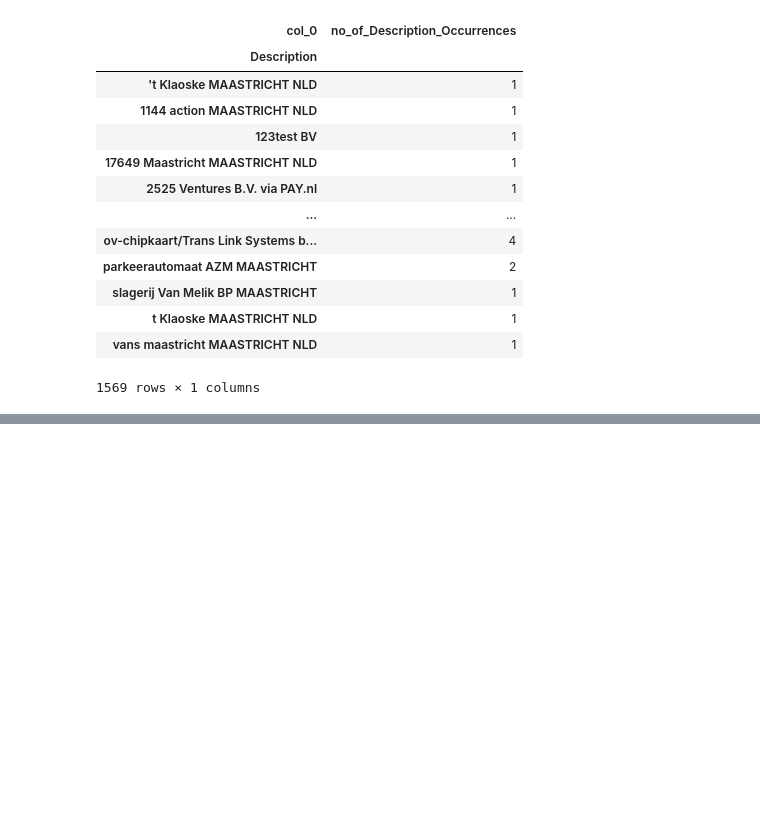
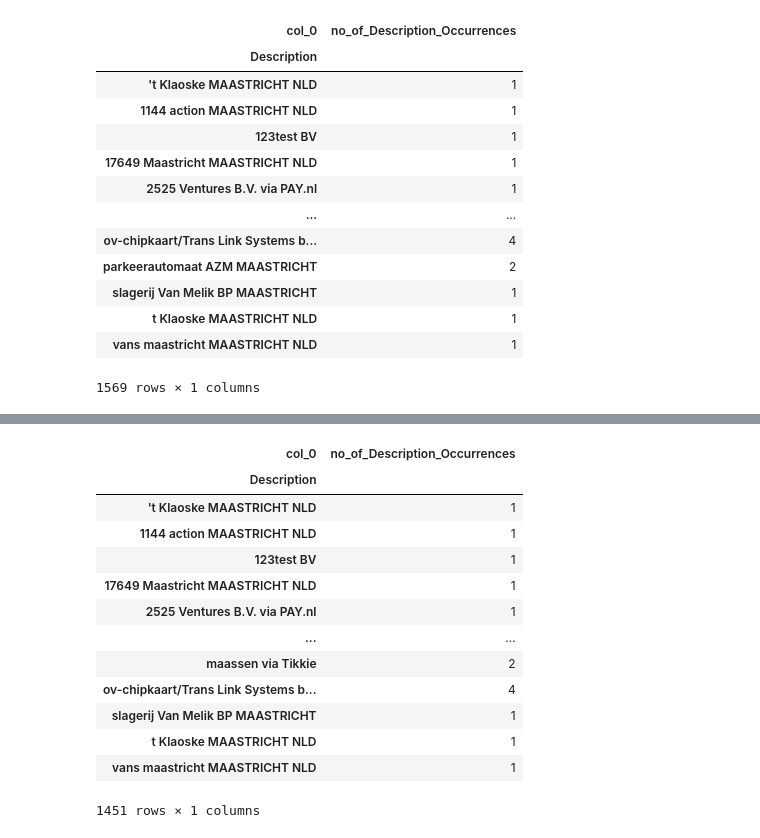
Before and after one commit to Paoloal/datasciencejourney, a Jupyter notebook: pythonlearnings/part1_jupyternotebook_and_basic_syntax/personalfinanceproject/PersonalFinanceProject.ipynb, the cells around one changed output, grey strips where cells are left out. Saved outputs shown, nothing was run; the diff lists cells and outputs as text; code cells hidden in the pictures; blank space fills up the shorter version.

```diff
--- a/pythonlearnings/part1_jupyternotebook_and_basic_syntax/personalfinanceproject/PersonalFinanceProject.ipynb
+++ b/pythonlearnings/part1_jupyternotebook_and_basic_syntax/personalfinanceproject/PersonalFinanceProject.ipynb
@@ -97,4 +97,6 @@ df_ing_data
 # %% [markdown]
 ### Remove unnecessary column(s)
 # %%
-df_ing_data.drop(columns=['Code'])
+df_ing_data = df_ing_data.drop(columns=['Code'])
+df_ing_data = df_ing_data.drop(columns=['Payment Type'])
+df_ing_data = df_ing_data.drop(columns=['Account'])
@@ -129,0 +134,3 @@ df_ing_data["Category"] = ""
+# %%
+# Drop a category column
+df_ing_data = df_ing_data.drop(columns=['Category'])
@@ -212,0 +228,6 @@ df_ing_data
+# %%
+# Remove the records where 'Description' contains 'Oranje Spaarrekening'
+df_ing_data = df_ing_data[~df_ing_data['Description'].str.contains('Oranje Spaarrekening', na=False)]
+# %%
+# Remove the records where 'Description' matches exactly to 'Hr PF Alberda'
+df_ing_data = df_ing_data[df_ing_data['Description'] != 'Hr PF Alberda']
@@ -212,0 +250,21 @@ df_ing_data
+# %%
+# Generate frequency table
+df_ing_data_categories_freq_tabel = pd.crosstab(df_ing_data['Description'], 'no_of_Description_Occurrences')
+df_ing_data_categories_freq_tabel
+df_ing_data_categories_freq_tabel.sort_values(by=['no_of_Description_Occurrences'], ascending=False)
+df_ing_data_categories_freq_tabel
+# %% [output]
+| col_0 | no_of_Description_Occurrences |
+| Description |  |
+| 't Klaoske MAASTRICHT NLD | 1 |
+| 1144 action MAASTRICHT NLD | 1 |
+| 123test BV | 1 |
+| 17649 Maastricht MAASTRICHT NLD | 1 |
+| 2525 Ventures B.V. via PAY.nl | 1 |
+| ... | ... |
+| maassen via Tikkie | 2 |
+| ov-chipkaart/Trans Link Systems b... | 4 |
+| slagerij Van Melik BP MAASTRICHT | 1 |
+| t Klaoske MAASTRICHT NLD | 1 |
+| vans maastricht MAASTRICHT NLD | 1 |
+1451 rows × 1 columns
```
Also changed, not shown: parts of 25 cells of this notebook, 3 other files.
